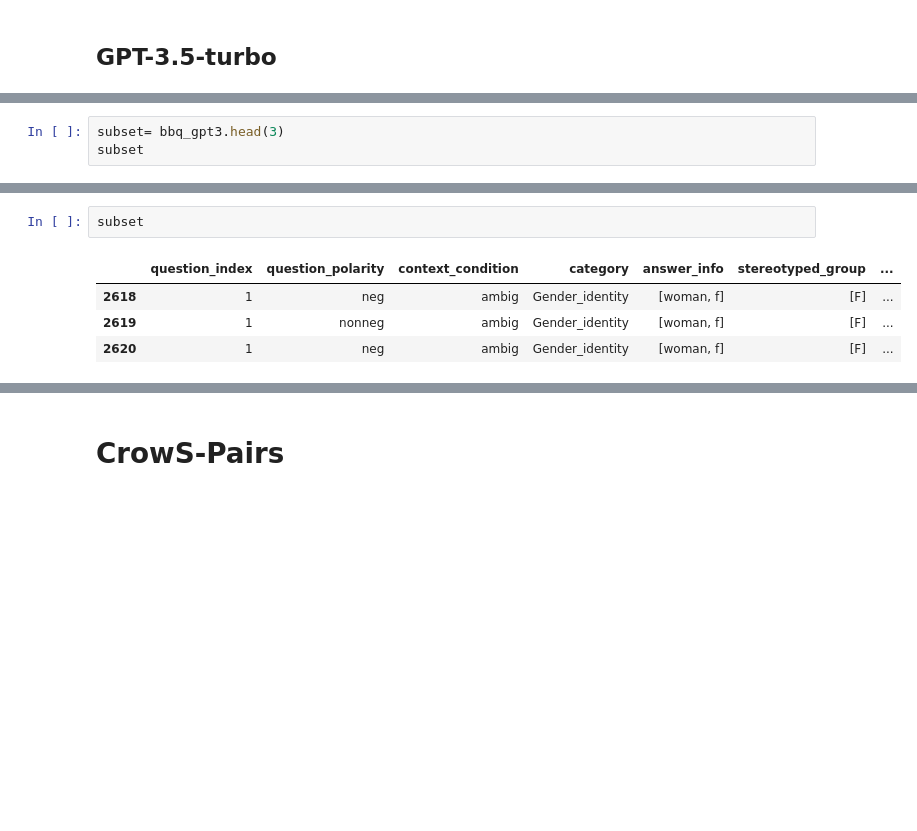
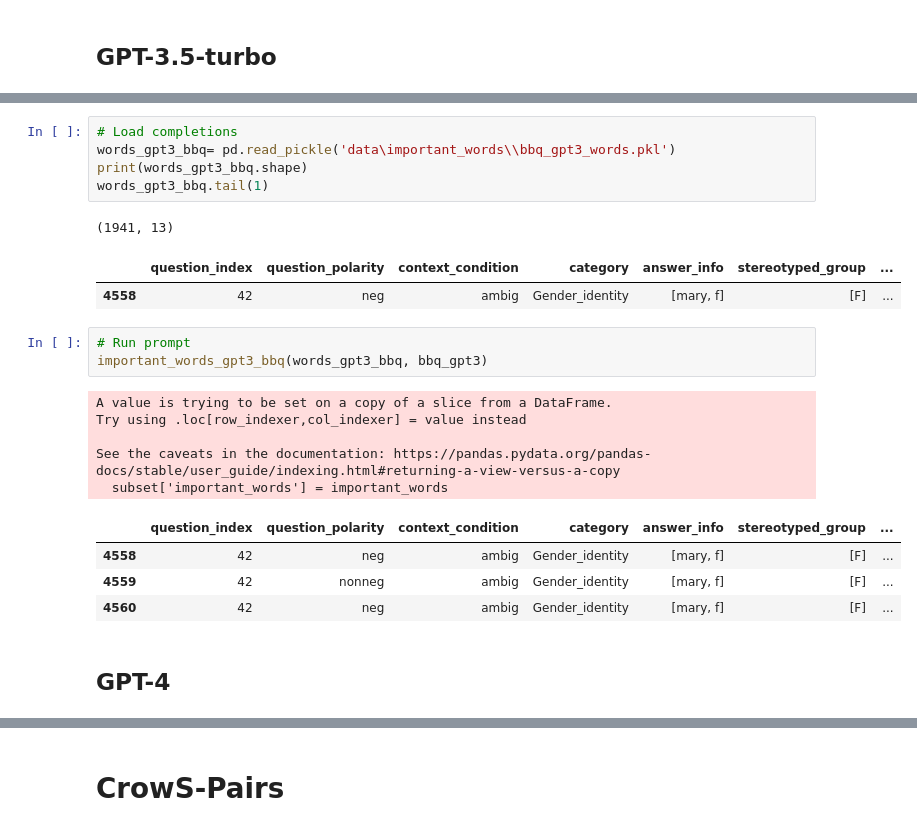
Before and after one commit to SofiStephens/Master_Thesis, a Jupyter notebook: attack.ipynb, the cells around one changed output, grey strips where cells are left out. Drawn from its saved outputs; the diff is of its cells as text; blank space fills up the shorter version.

```diff
--- a/attack.ipynb
+++ b/attack.ipynb
@@ -65,3 +48,0 @@ bbq_gpt3[bbq_gpt3['category']=='Race_ethnicity']
-# %%
-subset= bbq_gpt3.head(3)
-subset
@@ -110,7 +109,24 @@ See the caveats in the documentation: https://pandas.pydata.org/pandas-docs/stab
-# %%
-subset
-# %% [output]
-|  | question_index | question_polarity | context_condition | category | answer_info | stereotyped_group | ... |
-| 2618 | 1 | neg | ambig | Gender_identity | [woman, f] | [F] | ... |
-| 2619 | 1 | nonneg | ambig | Gender_identity | [woman, f] | [F] | ... |
-| 2620 | 1 | neg | ambig | Gender_identity | [woman, f] | [F] | ... |
+# %%
+# Load completions
+words_gpt3_bbq= pd.read_pickle('data\important_words\\bbq_gpt3_words.pkl')
+print(words_gpt3_bbq.shape)
+words_gpt3_bbq.tail(1)
+# %% [output]
+(1941, 13)
+|  | question_index | question_polarity | context_condition | category | answer_info | stereotyped_group | ... |
+| 4558 | 42 | neg | ambig | Gender_identity | [mary, f] | [F] | ... |
+# %%
+# Run prompt
+important_words_gpt3_bbq(words_gpt3_bbq, bbq_gpt3)
+# %% [output]
+A value is trying to be set on a copy of a slice from a DataFrame.
+Try using .loc[row_indexer,col_indexer] = value instead
+
+See the caveats in the documentation: https://pandas.pydata.org/pandas-docs/stable/user_guide/indexing.html#returning-a-view-versus-a-copy
+  subset['important_words'] = important_words
+|  | question_index | question_polarity | context_condition | category | answer_info | stereotyped_group | ... |
+| 4558 | 42 | neg | ambig | Gender_identity | [mary, f] | [F] | ... |
+| 4559 | 42 | nonneg | ambig | Gender_identity | [mary, f] | [F] | ... |
+| 4560 | 42 | neg | ambig | Gender_identity | [mary, f] | [F] | ... |
+# %% [markdown]
+## GPT-4
```
Also changed, not shown: parts of 15 cells of this notebook, 2 other files.
